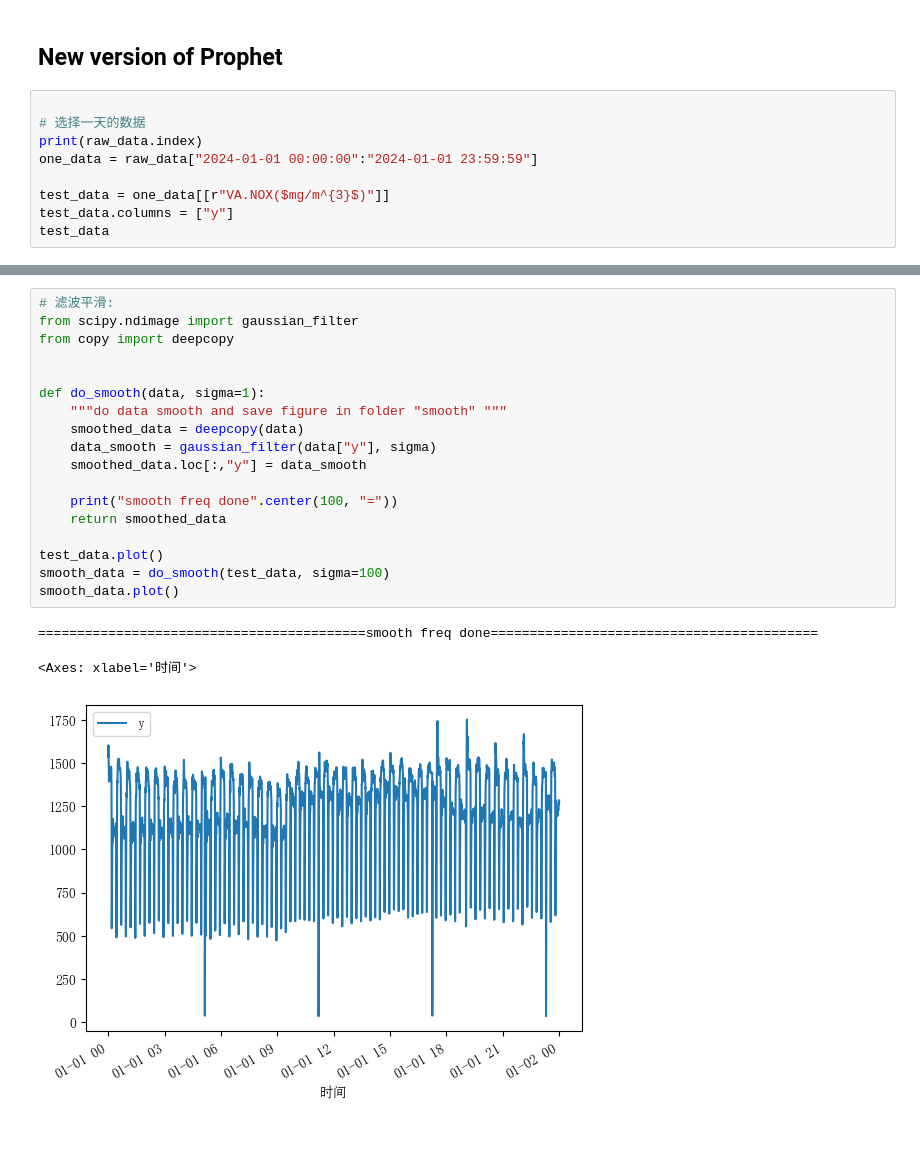
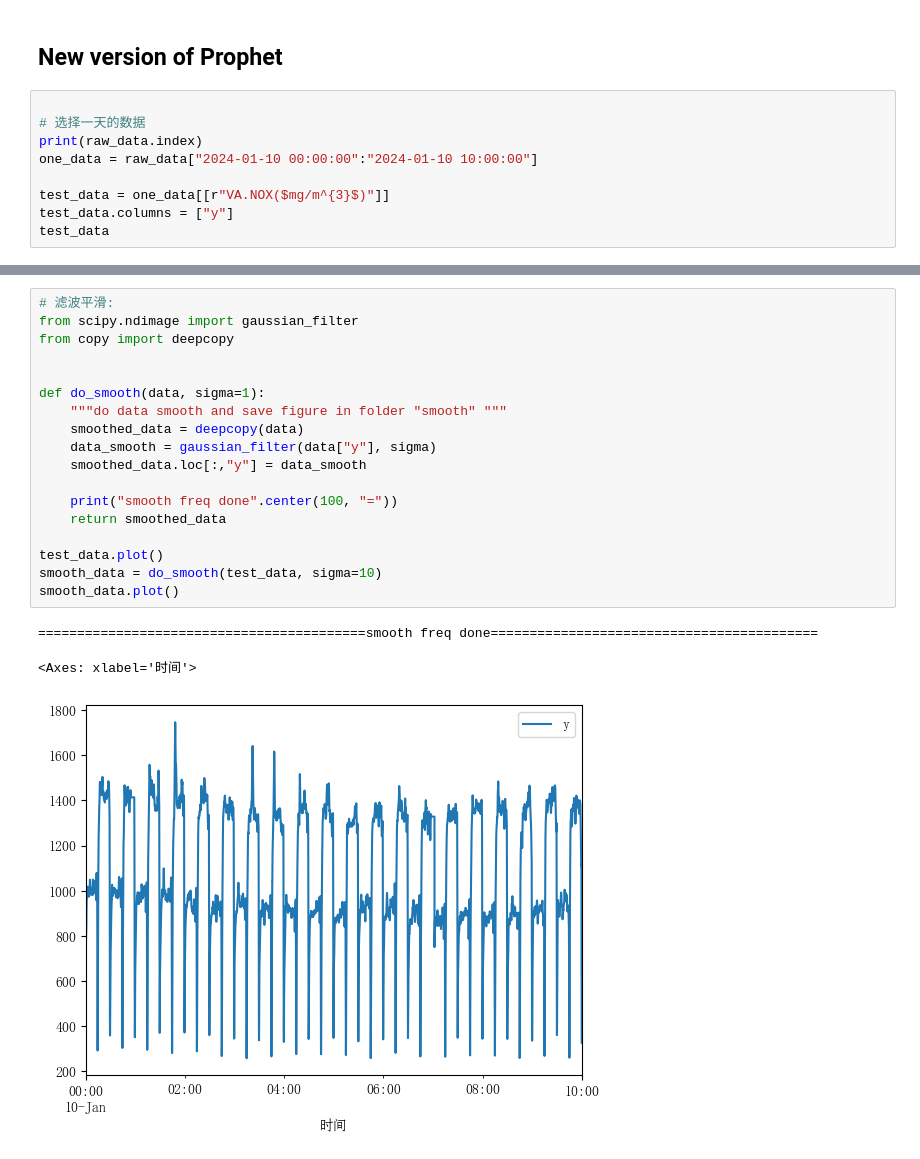
Before and after one commit to silent780/forecast_NO_emisson, a Jupyter notebook: Prophet_exp.ipynb, the cells around one changed output, grey strips where cells are left out. Drawn from its saved outputs; the diff is of its cells as text.

```diff
--- a/Prophet_exp.ipynb
+++ b/Prophet_exp.ipynb
@@ -32,7 +32,7 @@ Index(['右侧换火信号', 'CEMS出口烟尘($mg/m^{3}$)', 'CEMS出口一氧
 
 # 选择一天的数据
 print(raw_data.index)
-one_data = raw_data["2024-01-01 00:00:00":"2024-01-01 23:59:59"]
+one_data = raw_data["2024-01-10 00:00:00":"2024-01-10 10:00:00"]
 
 test_data = one_data[[r"VA.NOX($mg/m^{3}$)"]]
 test_data.columns = ["y"]
@@ -67,22 +67,22 @@ DatetimeIndex(['2023-12-11 18:48:28', '2023-12-11 18:48:32',
 # %%
 # 滤波平滑:
 from scipy.ndimage import gaussian_filter
 from copy import deepcopy
 
 
 def do_smooth(data, sigma=1):
     """do data smooth and save figure in folder "smooth" """
     smoothed_data = deepcopy(data)
     data_smooth = gaussian_filter(data["y"], sigma)
     smoothed_data.loc[:,"y"] = data_smooth
 
     print("smooth freq done".center(100, "="))
     return smoothed_data
 
 test_data.plot()
-smooth_data = do_smooth(test_data, sigma=100)
+smooth_data = do_smooth(test_data, sigma=10)
 smooth_data.plot()
 # %% [output]
 ==========================================smooth freq done==========================================
 <Axes: xlabel='时间'>
-[figure, old version]
+[figure, new version]
```
Also changed, not shown: parts of 4 cells of this notebook, 1 other file.
